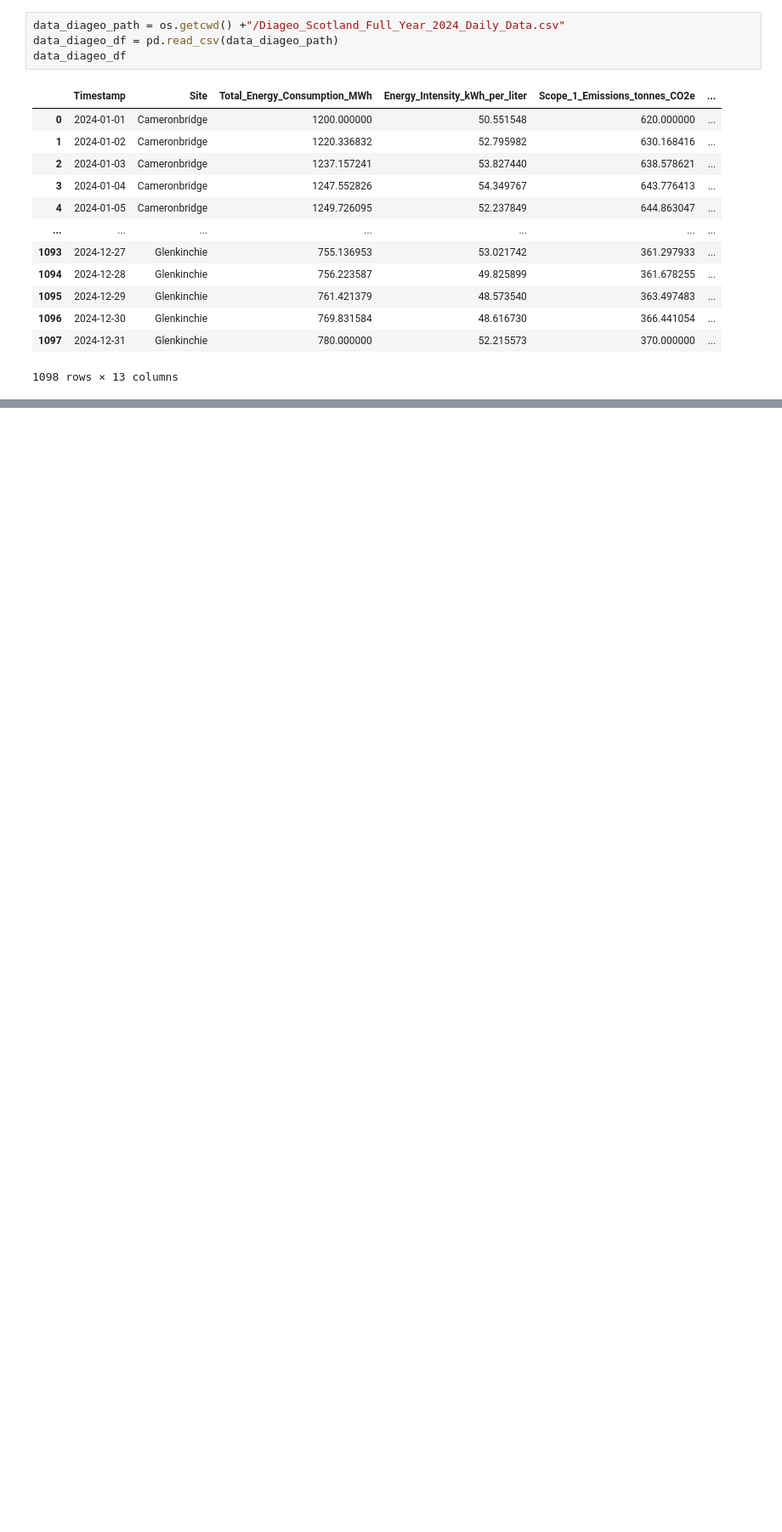
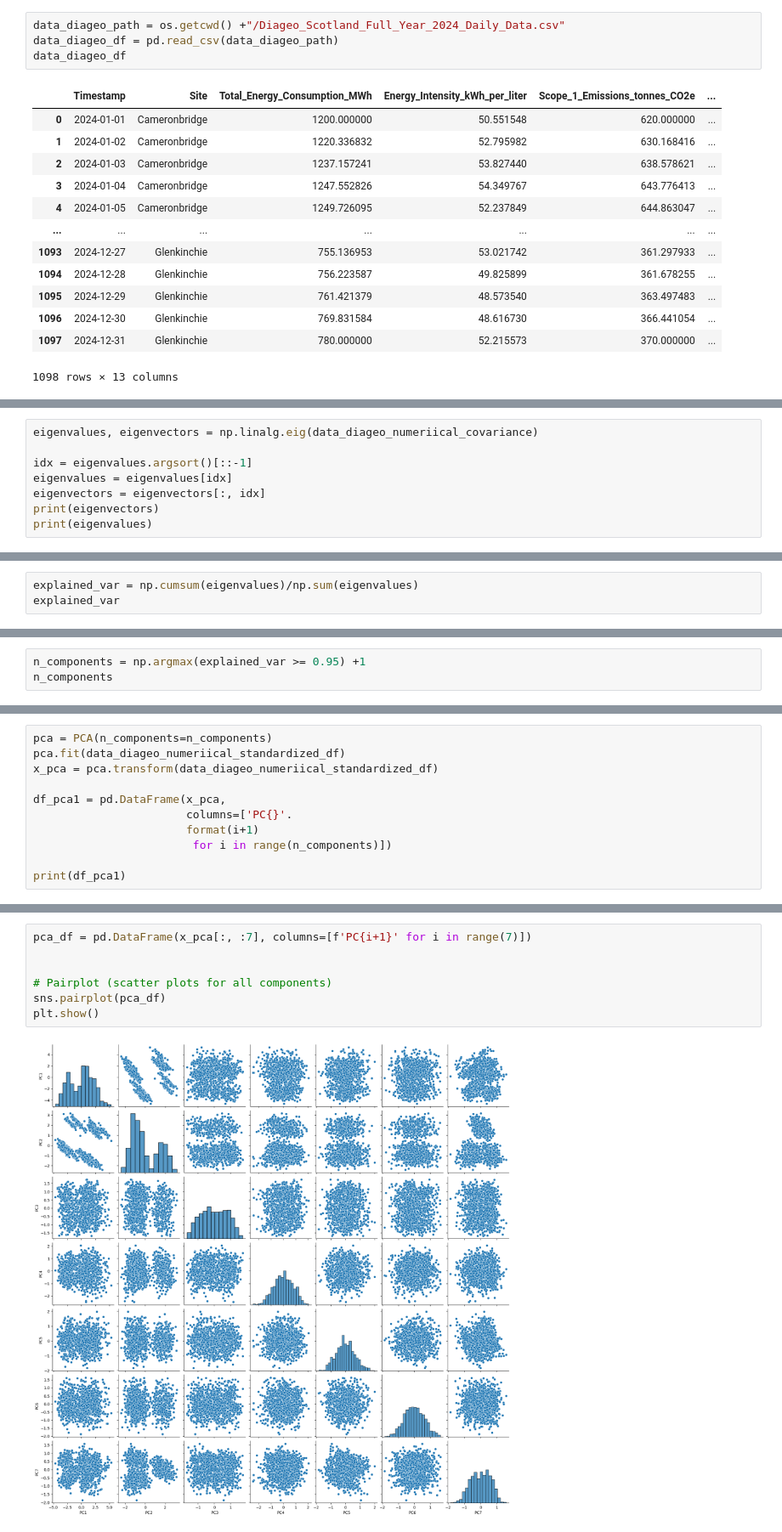
Before and after one commit to carlkaziboni/Team4, a Jupyter notebook: explore.ipynb, the cells around one changed output, grey strips where cells are left out. Shown at 85% size. Saved outputs shown, nothing was run; the diff lists cells and outputs as text; blank space fills up the shorter version.

```diff
--- a/explore.ipynb
+++ b/explore.ipynb
@@ -24,0 +80,8 @@ data_diageo_df
+# %%
+eigenvalues, eigenvectors = np.linalg.eig(data_diageo_numeriical_covariance)
+
+idx = eigenvalues.argsort()[::-1]
+eigenvalues = eigenvalues[idx]
+eigenvectors = eigenvectors[:, idx]
+print(eigenvectors)
+print(eigenvalues)
@@ -24,0 +109,3 @@ data_diageo_df
+# %%
+explained_var = np.cumsum(eigenvalues)/np.sum(eigenvalues)
+explained_var
@@ -24,0 +115,3 @@ data_diageo_df
+# %%
+n_components = np.argmax(explained_var >= 0.95) +1
+n_components
@@ -24,0 +120,11 @@ data_diageo_df
+# %%
+pca = PCA(n_components=n_components)
+pca.fit(data_diageo_numeriical_standardized_df)
+x_pca = pca.transform(data_diageo_numeriical_standardized_df)
+
+df_pca1 = pd.DataFrame(x_pca,
+                       columns=['PC{}'.
+                       format(i+1)
+                        for i in range(n_components)])
+
+print(df_pca1)
@@ -24,0 +146,9 @@ data_diageo_df
+# %%
+pca_df = pd.DataFrame(x_pca[:, :7], columns=[f'PC{i+1}' for i in range(7)])
+
+
+# Pairplot (scatter plots for all components)
+sns.pairplot(pca_df)
+plt.show()
+# %% [output]
+[figure, added]
```
Also changed, not shown: parts of 9 cells of this notebook.
